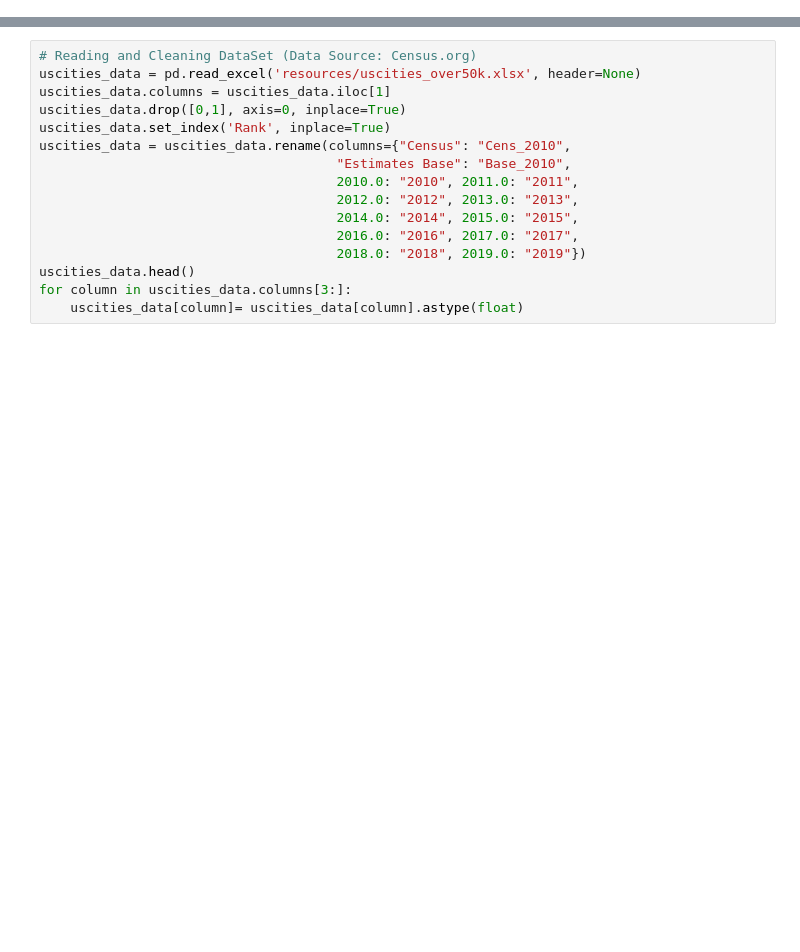
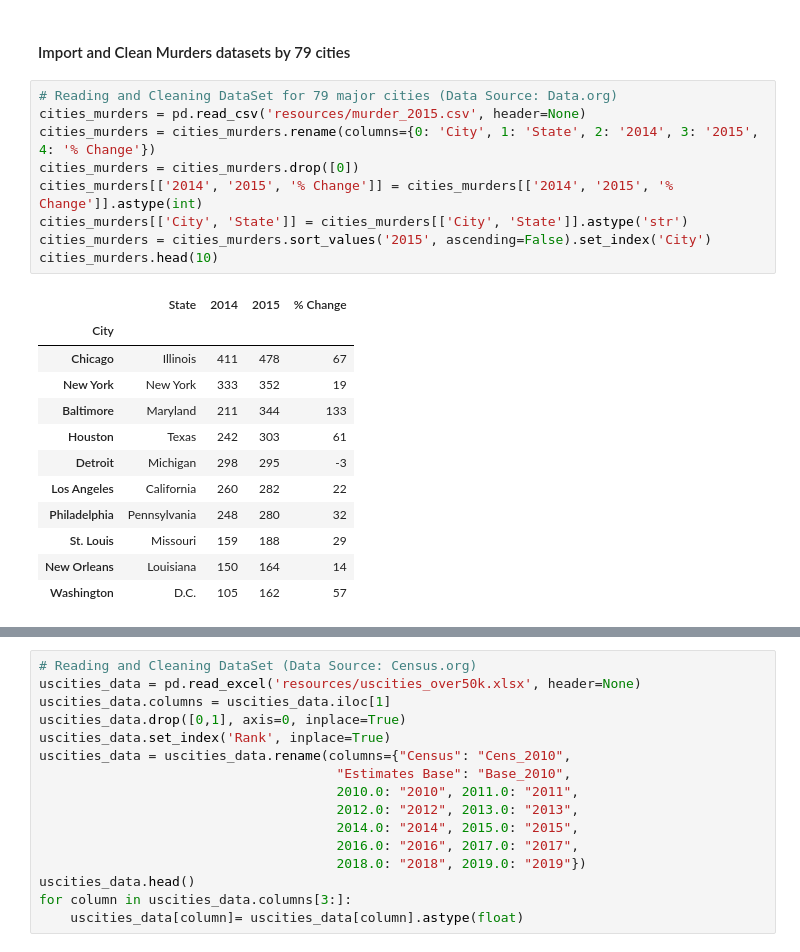
Before and after one commit to OlegRyzhkov2020/API-challenge, a Jupyter notebook: CrimePy_Project/major_cities.ipynb, the cells around one changed output, grey strips where cells are left out. Drawn from its saved outputs; the diff is of its cells as text; blank space fills up the shorter version.

```diff
--- a/CrimePy_Project/major_cities.ipynb
+++ b/CrimePy_Project/major_cities.ipynb
@@ -18,0 +35,24 @@ from my_func import GoogleMapClient
+# %% [markdown]
+#### Import and Clean Murders datasets by 79 cities
+# %%
+# Reading and Cleaning DataSet for 79 major cities (Data Source: Data.org)
+cities_murders = pd.read_csv('resources/murder_2015.csv', header=None)
+cities_murders = cities_murders.rename(columns={0: 'City', 1: 'State', 2: '2014', 3: '2015', 4: '% Change'})
+cities_murders = cities_murders.drop([0])
+cities_murders[['2014', '2015', '% Change']] = cities_murders[['2014', '2015', '% Change']].astype(int)
+cities_murders[['City', 'State']] = cities_murders[['City', 'State']].astype('str')
+cities_murders = cities_murders.sort_values('2015', ascending=False).set_index('City')
+cities_murders.head(10)
+# %% [output]
+|  | State | 2014 | 2015 | % Change |
+| City |  |  |  |  |
+| Chicago | Illinois | 411 | 478 | 67 |
+| New York | New York | 333 | 352 | 19 |
+| Baltimore | Maryland | 211 | 344 | 133 |
+| Houston | Texas | 242 | 303 | 61 |
+| Detroit | Michigan | 298 | 295 | -3 |
+| Los Angeles | California | 260 | 282 | 22 |
+| Philadelphia | Pennsylvania | 248 | 280 | 32 |
+| St. Louis | Missouri | 159 | 188 | 29 |
+| New Orleans | Louisiana | 150 | 164 | 14 |
+| Washington | D.C. | 105 | 162 | 57 |
```
Also changed, not shown: parts of 13 cells of this notebook, 4 other files.
